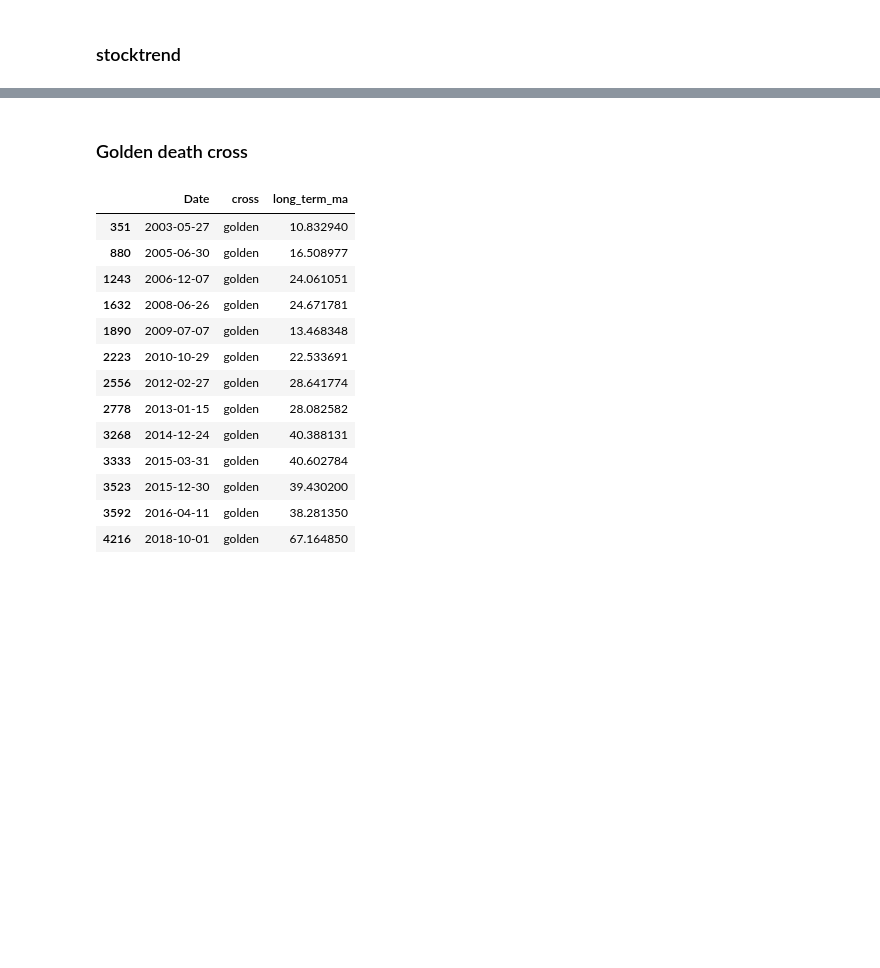
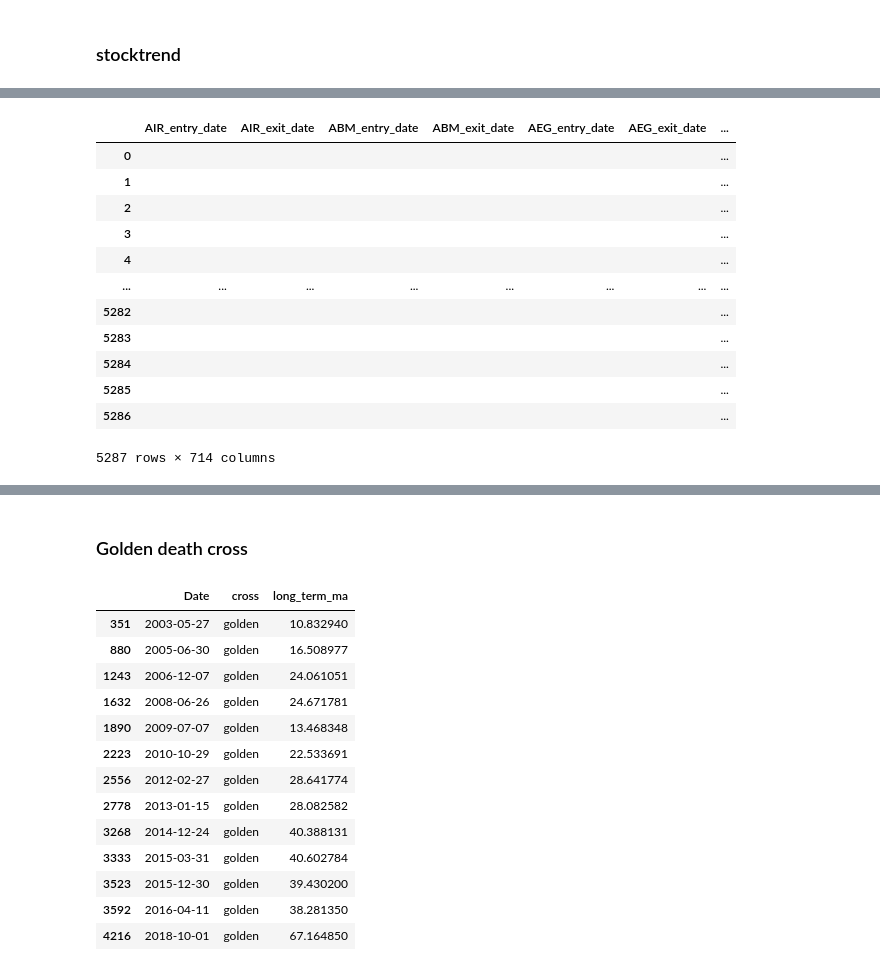
Before and after one commit to ryanlxz/backtesting, a Jupyter notebook: notebooks/test.ipynb, the cells around one changed output, grey strips where cells are left out. Drawn from its saved outputs; the diff is of its cells as text; code cells hidden in the pictures; blank space fills up the shorter version.

Commit message:
implement dask parallel processing for stock_trend strategy and converted into a class

```diff
--- a/notebooks/test.ipynb
+++ b/notebooks/test.ipynb
@@ -103,6 +188,0 @@ test2.reset_index(inplace=True)
-# %%
-stock_list = ['MSFT','AAPL','TSLA']
-for i in stock_list:
-    test = yf.download(i,start='2022-01-01',
-                end='2022-04-04',)
-    df = pd.merge(test1, test2, how='outer', on='Date')
@@ -153,6 +189,7 @@ df = stock_data.copy()
 # %% [markdown]
 ### stocktrend
 # %%
-# get dataset to test
-RAW_DATAPATH = conf.backtest_conf["data"]["raw_datapath"]
-df = load_data(RAW_DATAPATH,['_Close','_Low'])
+# load preprocessed dataset
+PREPROCESSED_DATAPATH = conf.backtest_conf["data"]["preprocessed_datapath"]
+df = load_data(PREPROCESSED_DATAPATH,['_Close','_Low'])
+df.head()
@@ -168,0 +228,5 @@ stock_trend_df.head()
+# %%
+# rearrange 'Date' column to be the first column
+rearranged_df = pd.concat([df['Date'], df.drop('Date', axis=1)], axis=1)
+rearranged_df = rearranged_df.iloc[:,:51]
+rearranged_df.head()
@@ -168,0 +241,14 @@ stock_trend_df.head()
+# %%
+# implement stocktrend strategy using dask parallel processing for all stocks
+import dask
+def lazy_function(stock):
+    stocktrend = StockTrend(rearranged_df[stock])
+    stocktrend.generate_buy_dates()
+    stocktrend_exit_df = stocktrend.generate_sell_dates()
+    return stocktrend_exit_df
+lazy_list = []
+stock_columns = [['Date', rearranged_df.columns[i], rearranged_df.columns[i+1]]for i in range(1, len(rearranged_df.columns[1:]), 2)]
+for stock in stock_columns:
+    exit_position = dask.delayed(lazy_function)(stock)
+    lazy_list.append(exit_position)
+exit_position = dask.compute(*lazy_list)
@@ -168,0 +273,22 @@ stock_trend_df.head()
+# %%
+# merge into 1 dataframe and save it
+tickers = [col.split('_')[0] for col in rearranged_df.iloc[:, 1::2].columns]
+for i in range(len(exit_position)):
+    exit_position[i].rename(columns=lambda x: tickers[i] + '_' + x, inplace=True)
+merged_df = pd.concat(exit_position, axis=1)
+merged_df
+# merged_df.to_csv('stocktrend_positions.csv')
+# %% [output]
+|  | AIR_entry_date | AIR_exit_date | ABM_entry_date | ABM_exit_date | AEG_entry_date | AEG_exit_date | ... |
+| 0 |  |  |  |  |  |  | ... |
+| 1 |  |  |  |  |  |  | ... |
+| 2 |  |  |  |  |  |  | ... |
+| 3 |  |  |  |  |  |  | ... |
+| 4 |  |  |  |  |  |  | ... |
+| ... | ... | ... | ... | ... | ... | ... | ... |
+| 5282 |  |  |  |  |  |  | ... |
+| 5283 |  |  |  |  |  |  | ... |
+| 5284 |  |  |  |  |  |  | ... |
+| 5285 |  |  |  |  |  |  | ... |
+| 5286 |  |  |  |  |  |  | ... |
+5287 rows × 714 columns
```
Also changed, not shown: parts of 53 cells of this notebook, 1 other file.
